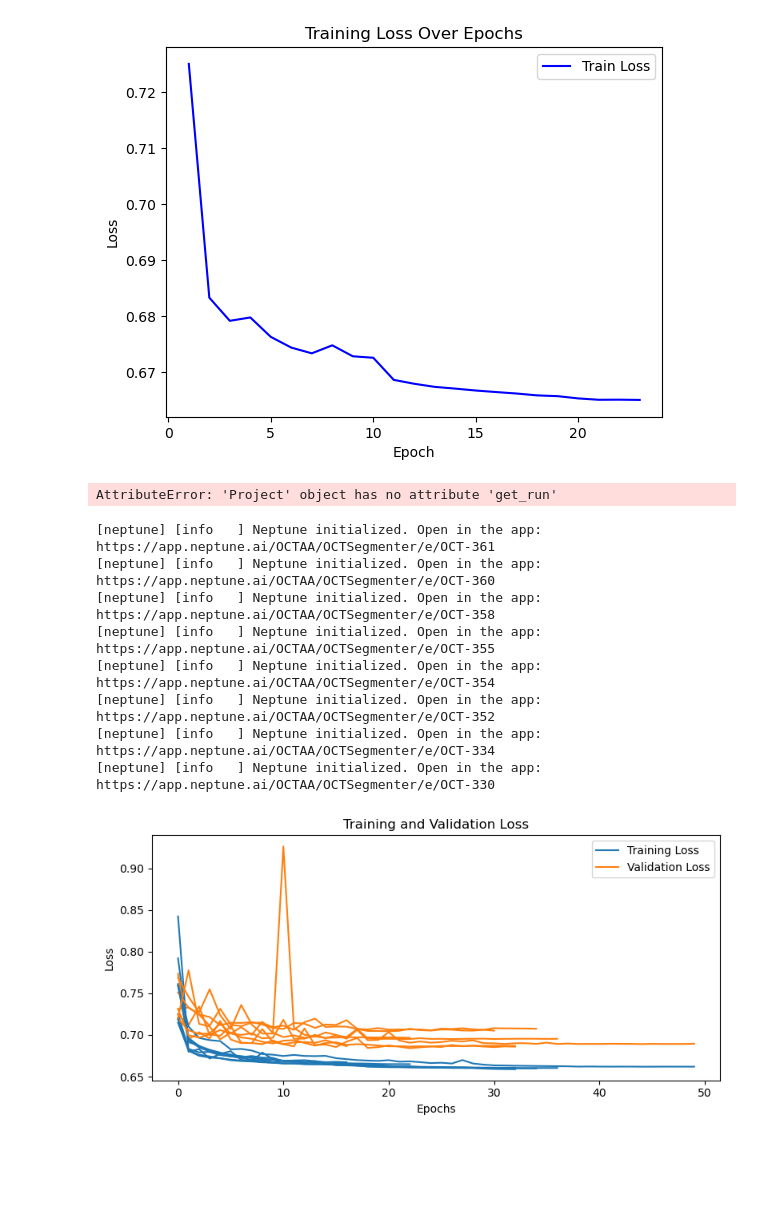
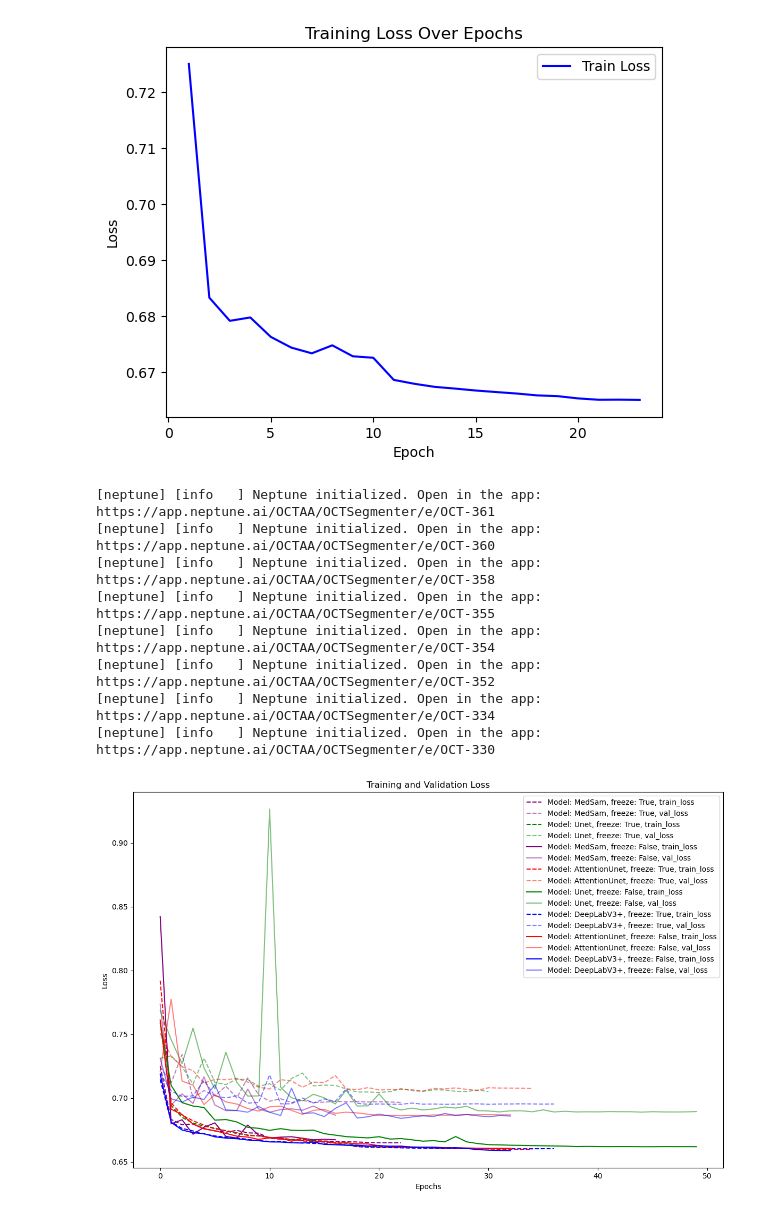
Before and after one commit to SamuelJessen/OCTSegmenter, a Jupyter notebook: scripts/training_visualization.ipynb, the cells around one changed output. Drawn from its saved outputs; the diff is of its cells as text; code cells hidden in the pictures; blank space fills up the shorter version.

Commit message:
New charts.

```diff
--- a/scripts/training_visualization.ipynb
+++ b/scripts/training_visualization.ipynb
@@ -69,16 +69,17 @@ plt.show()
 # %% [output]
 [neptune] [info   ] Neptune initialized. Open in the app: https://app.neptune.ai/OCTAA/OCTSegmenter/e/OCT-361
 [figure]
-# %%
-run_id = second_training_runs.iloc[0]["sys/id"]
-
-# Fetch the specific run
-run = project.get_run(run_id)
-# %% [output]
-AttributeError: 'Project' object has no attribute 'get_run'
 # %%
+# Define a color map for different models
+color_map = {
+    'DeepLabV3+': 'blue',
+    'Unet': 'green',
+    'AttentionUnet': 'red',
+    'MedSam': 'purple'
+}
+
 # Initialize the plot
-plt.figure(figsize=(8, 4))
+plt.figure(figsize=(12, 8))
 
 # Iterate over the filtered runs and plot their losses
 for _, row in second_training_runs.iterrows():
@@ -89,38 +90,47 @@ for _, row in second_training_runs.iterrows():
             project="OCTAA/OCTSegmenter",
             api_token="eyJhcGlfYWRkcmVzcyI6Imh0dHBzOi8vYXBwLm5lcHR1bmUuYWkiLCJhcGlfdXJsIjoiaHR0cHM6Ly9hcHAubmVwdHVuZS5haSIsImFwaV9rZXkiOiI2MGU2NGNjMi0yNWE0LTRjNzgtOGNlNS1hZDdkMjJhYzYxMWUifQ==",
             mode="read-only",
             with_id=run_id,
-            )
+        )
 
         # Fetch train_loss and val_loss
         train_loss = run["train_loss"].fetch_values()
         val_loss = run["val_loss"].fetch_values()
+        parameters = run["parameters"].fetch()
 
         # Ensure the data is sorted by step
         train_loss = train_loss.sort_values("step")
         val_loss = val_loss.sort_values("step")
 
-        # Plot the losses
-        #plt.plot(train_loss["step"], train_loss["value"], label=f"Train Loss - {run_id}", c='#1f77b4')
-        #plt.plot(val_loss["step"], val_loss["value"], label=f"Val Loss - {run_id}", c='#ff7f0e')
-        plt.plot(train_loss["step"], train_loss["value"], c='#1f77b4')
-        plt.plot(val_loss["step"], val_loss["value"], c='#ff7f0e')
+        # Get the color for the model
+        model = parameters['model']
+        color = color_map.get(model, 'black')  # Default to black if model not in color_map
+
+        if parameters["freeze_encoder"]:
+            # Plot the losses
+            plt.plot(train_loss["step"], train_loss["value"], label=f"Model: {model}, freeze: {parameters['freeze_encoder']}, train_loss", linestyle='dashed', color=color)
+            plt.plot(val_loss["step"], val_loss["value"], label=f"Model: {model}, freeze: {parameters['freeze_encoder']}, val_loss", linestyle='dashed', color=color, alpha=0.5)
+
+        else:
+            # Plot the losses
+            plt.plot(train_loss["step"], train_loss["value"], label=f"Model: {model}, freeze: {parameters['freeze_encoder']}, train_loss", color=color)
+            plt.plot(val_loss["step"], val_loss["value"], label=f"Model: {model}, freeze: {parameters['freeze_encoder']}, val_loss", color=color, alpha=0.5)
 
 # Customize the plot
 plt.xlabel("Epochs")
 plt.ylabel("Loss")
 plt.title("Training and Validation Loss")
-plt.legend(["Training Loss", "Validation Loss"], loc="upper right")  # Adjust legend size and location
+plt.legend()  # Adjust legend size and location
 plt.grid(False)
 plt.tight_layout()
 plt.show()
 # %% [output]
 [neptune] [info   ] Neptune initialized. Open in the app: https://app.neptune.ai/OCTAA/OCTSegmenter/e/OCT-361
 [neptune] [info   ] Neptune initialized. Open in the app: https://app.neptune.ai/OCTAA/OCTSegmenter/e/OCT-360
 [neptune] [info   ] Neptune initialized. Open in the app: https://app.neptune.ai/OCTAA/OCTSegmenter/e/OCT-358
 [neptune] [info   ] Neptune initialized. Open in the app: https://app.neptune.ai/OCTAA/OCTSegmenter/e/OCT-355
 [neptune] [info   ] Neptune initialized. Open in the app: https://app.neptune.ai/OCTAA/OCTSegmenter/e/OCT-354
 [neptune] [info   ] Neptune initialized. Open in the app: https://app.neptune.ai/OCTAA/OCTSegmenter/e/OCT-352
 [neptune] [info   ] Neptune initialized. Open in the app: https://app.neptune.ai/OCTAA/OCTSegmenter/e/OCT-334
 [neptune] [info   ] Neptune initialized. Open in the app: https://app.neptune.ai/OCTAA/OCTSegmenter/e/OCT-330
-[figure, old version]
+[figure, new version]
```
Also changed, not shown: parts of 3 cells of this notebook.
